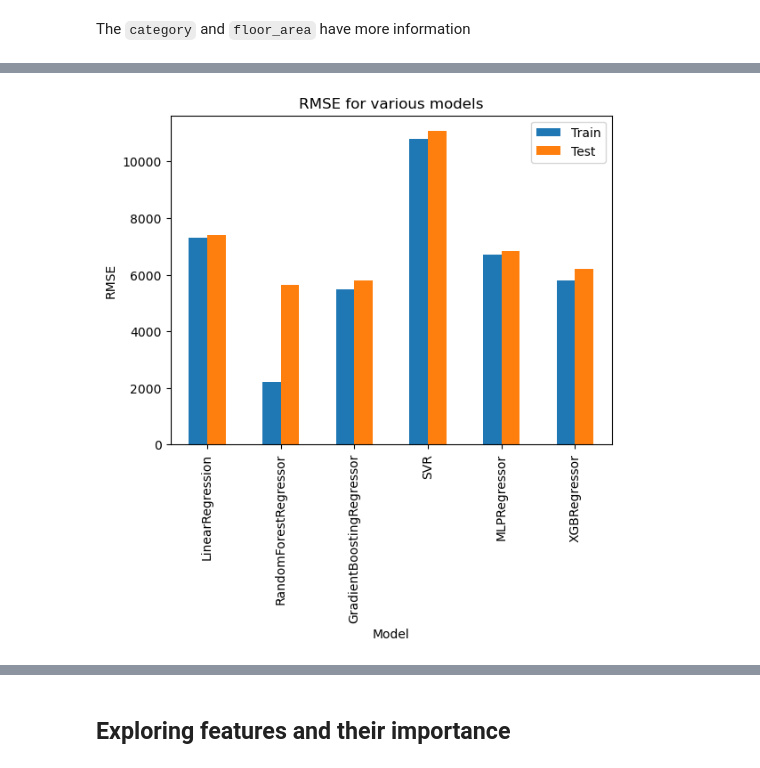
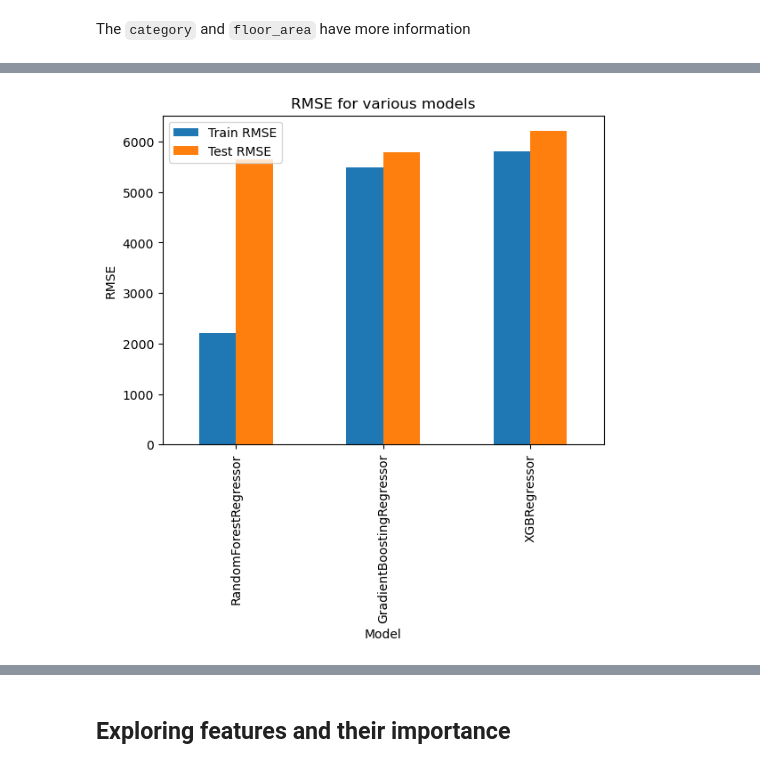
Before and after one commit to doseikwatia/ghana-rent-cost, a Jupyter notebook: main.ipynb, the cells around one changed output, grey strips where cells are left out. Drawn from its saved outputs; the diff is of its cells as text; code cells hidden in the pictures.

```diff
--- a/main.ipynb
+++ b/main.ipynb
@@ -287,10 +298,9 @@ def plot3d(X, groups=None):
 # %%
 std_scaler = StandardScaler()
-y_df = df['price']
+y_df = df[['price']]
 X_df = df.drop(columns=['price'])
-X_df['floor_area'] = std_scaler.fit_transform(X_df[['floor_area']])
-X = X_df.to_numpy()
-y = y_df.to_numpy()
+X = std_scaler.fit_transform(X_df)
+y = y_df
 # %%
 pca = PCA(n_components=3)
 X_pca = pca.fit_transform(X)
@@ -343,34 +353,31 @@ X_train, X_test, y_train, y_test =train_test_split(X,y,test_size=0.2,random_stat
 # %%
 def run_model(model, X_train, X_test, y_train,y_test):
     model.fit(X_train,y_train)
-    y_pred = model.predict(X_train)
-    train_mse = root_mean_squared_error(y_train,y_pred.squeeze())
-    y_pred = model.predict(X_test)
-    test_mse = root_mean_squared_error(y_test,y_pred.squeeze())
-    return train_mse, test_mse
+    y_pred = model.predict(X_train).squeeze()
+    train_mse = root_mean_squared_error(y_train,y_pred)
+    train_r2  = r2_score(y_train, y_pred)
+    y_pred = model.predict(X_test).squeeze()
+    test_mse = root_mean_squared_error(y_test,y_pred)
+    test_r2 = r2_score(y_test,y_pred)
+    return train_mse, test_mse, train_r2, test_r2
 # %%
 def model_name(m):
     name = str(type(m)).split('.')[-1].strip('>\'')
     return name
 # %%
-models = [LinearRegression(),
+models = [
           RandomForestRegressor(),
           GradientBoostingRegressor(),
-          SVR(),
-          MLPRegressor(hidden_layer_sizes=(128,32),
-                            activation='relu',
-                            max_iter=500,
-                            learning_rate='adaptive',
-                            random_state=42),
           xg.XGBRegressor(objective ='reg:squarederror',
                   n_estimators = 5, seed = 42)
           ]
 results = {model_name(m): run_model(m, X_train, X_test, y_train,y_test) for m in models}
 # %%
-pd.DataFrame(results,index=['Train','Test']).T.plot.bar()
+results = pd.DataFrame(results,index=['Train RMSE','Test RMSE','Train R2','Test R2'])
+results.T.plot.bar(y=['Train RMSE','Test RMSE'])
 plt.title('RMSE for various models')
 plt.xlabel('Model')
 plt.ylabel('RMSE')
 plt.show()
 # %% [output]
-[figure, old version]
+[figure, new version]
```
Also changed, not shown: parts of 16 cells of this notebook.
